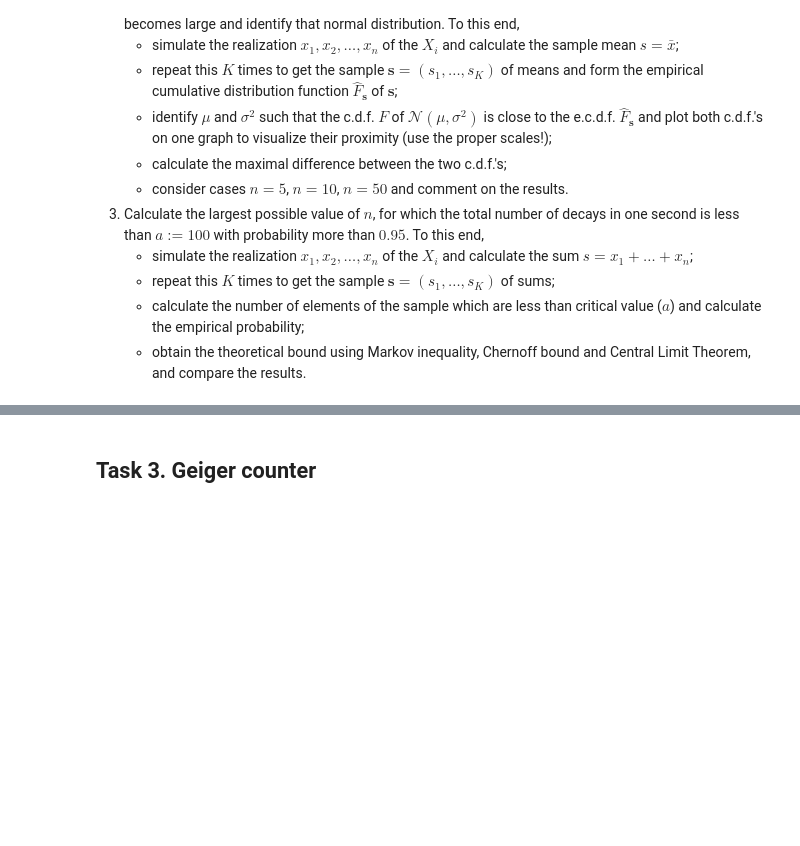
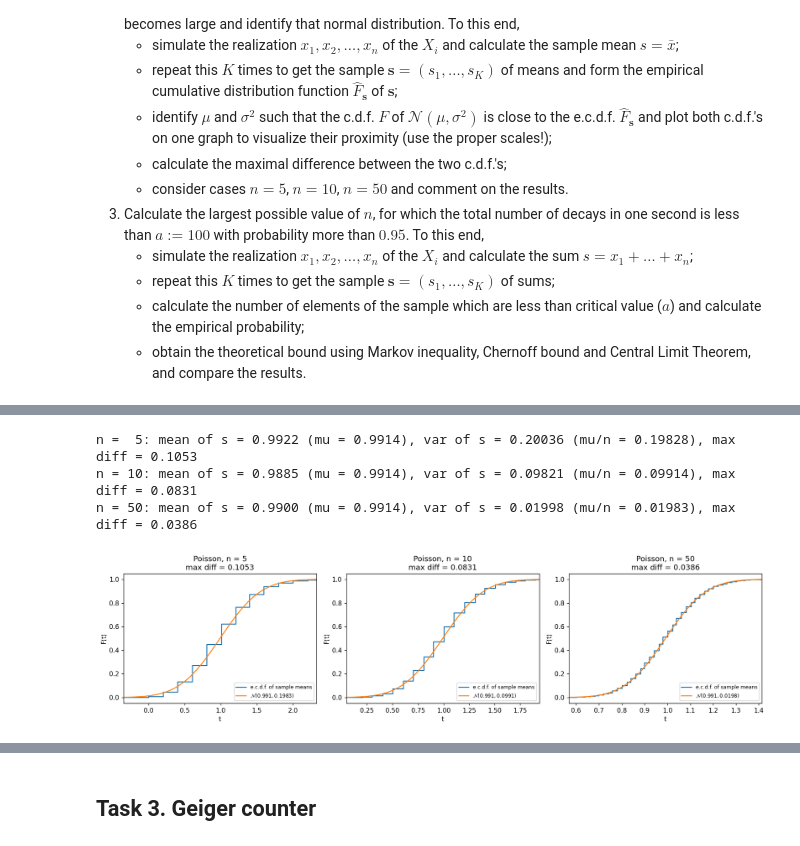
Before and after one commit to dymp1q/probabilitylabN2, a Jupyter notebook: RV-CLT-PS-Lab2.ipynb, the cells around one changed output, grey strips where cells are left out. Saved outputs shown, nothing was run; the diff lists cells and outputs as text; code cells hidden in the pictures; blank space fills up the shorter version.

```diff
--- a/RV-CLT-PS-Lab2.ipynb
+++ b/RV-CLT-PS-Lab2.ipynb
@@ -91,0 +109,12 @@ Assume that a medical laboratory receives $n$ samples of radioactive element $^{
+# %%
+N_A = 6e23
+M_Cs = 136.907                                   # g/mol
+T_half = 30.1 * 365.25 * 24 * 3600               # seconds
+mass = (10 + team_id) * 1e-14                    # grams
+
+n_atoms = mass / M_Cs * N_A
+lam_decay = np.log(2) / T_half
+mu = n_atoms * lam_decay
+print(f"number of atoms N  = {n_atoms:.4e}")
+print(f"decay constant     = {lam_decay:.4e} 1/s")
+print(f"Poisson parameter mu = N*lambda = {mu:.5f}")
@@ -91,0 +138,28 @@ Assume that a medical laboratory receives $n$ samples of radioactive element $^{
+# %%
+def compare_with_normal(s, mu, sigma, ax, title):
+    """Plot e.c.d.f. of s against N(mu, sigma^2) and return max |F_s - F_Z| on the grid."""
+    Fs = ecdf(s).cdf.evaluate
+    Fz = stats.norm(mu, sigma).cdf
+    t = np.linspace(mu - 3 * sigma, mu + 3 * sigma, 200)
+    diff = np.max(np.abs(Fs(t) - Fz(t)))
+    ax.step(t, Fs(t), where="post", label="e.c.d.f. of sample means")
+    ax.plot(t, Fz(t), label=rf"$\mathcal{{N}}({mu:.3f}, {sigma**2:.4f})$")
+    ax.set(title=f"{title}\nmax diff = {diff:.4f}", xlabel="t", ylabel="F(t)", xlim=(t[0], t[-1]))
+    ax.legend(loc="lower right", fontsize=8)
+    return diff
+
+
+fig, axes = plt.subplots(1, 3, figsize=(15, 4))
+for ax, n in zip(axes, [5, 10, 50]):
+    s_means = np.random.poisson(mu, size=(K, n)).mean(axis=1)
+    sigma = np.sqrt(mu / n)
+    d = compare_with_normal(s_means, mu, sigma, ax, f"Poisson, n = {n}")
+    print(f"n = {n:2d}: mean of s = {s_means.mean():.4f} (mu = {mu:.4f}), "
+          f"var of s = {s_means.var(ddof=1):.5f} (mu/n = {mu / n:.5f}), max diff = {d:.4f}")
+plt.tight_layout()
+plt.show()
+# %% [output]
+n =  5: mean of s = 0.9922 (mu = 0.9914), var of s = 0.20036 (mu/n = 0.19828), max diff = 0.1053
+n = 10: mean of s = 0.9885 (mu = 0.9914), var of s = 0.09821 (mu/n = 0.09914), max diff = 0.0831
+n = 50: mean of s = 0.9900 (mu = 0.9914), var of s = 0.01998 (mu/n = 0.01983), max diff = 0.0386
+[figure, added]
```
Also changed, not shown: parts of 17 cells of this notebook.
